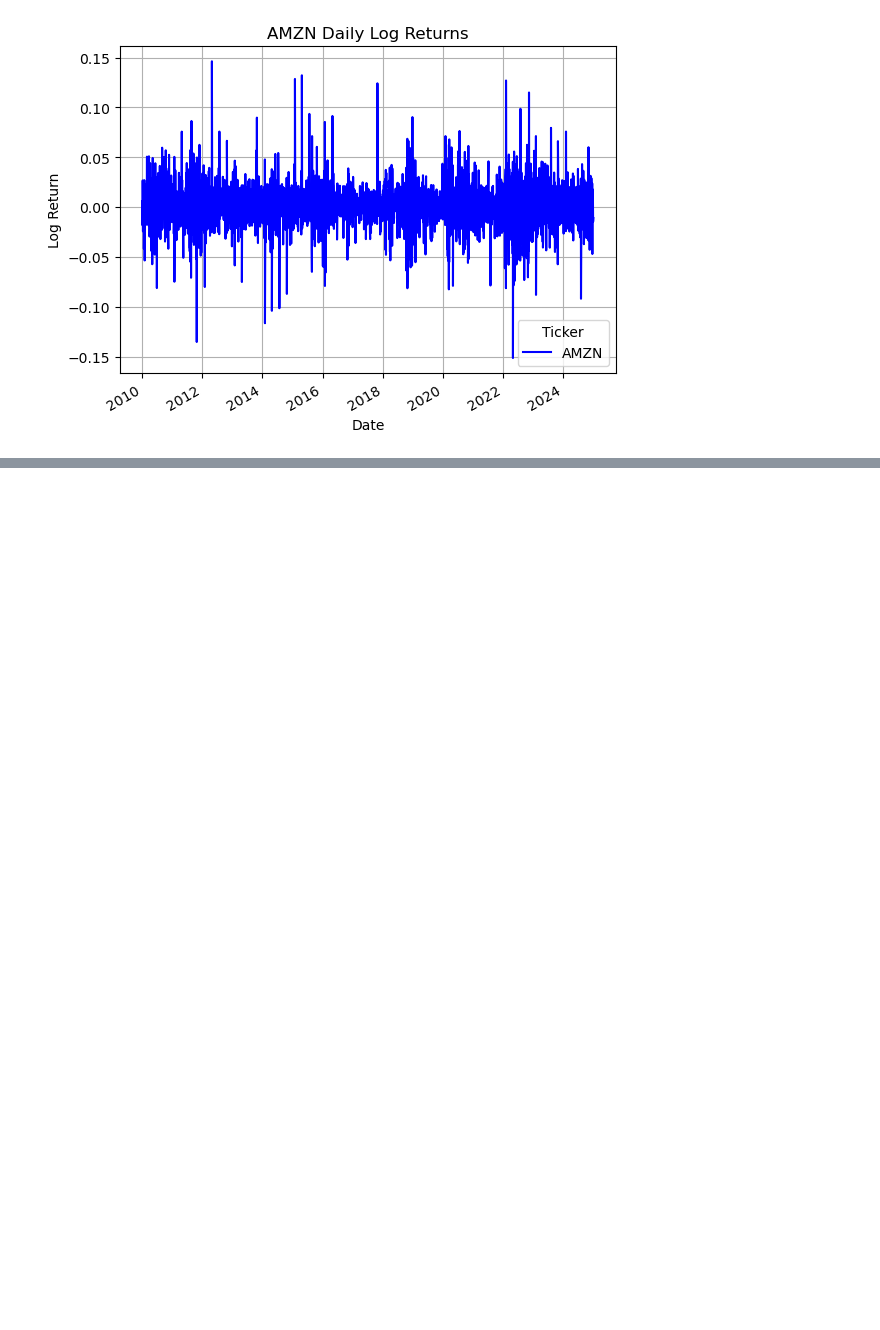
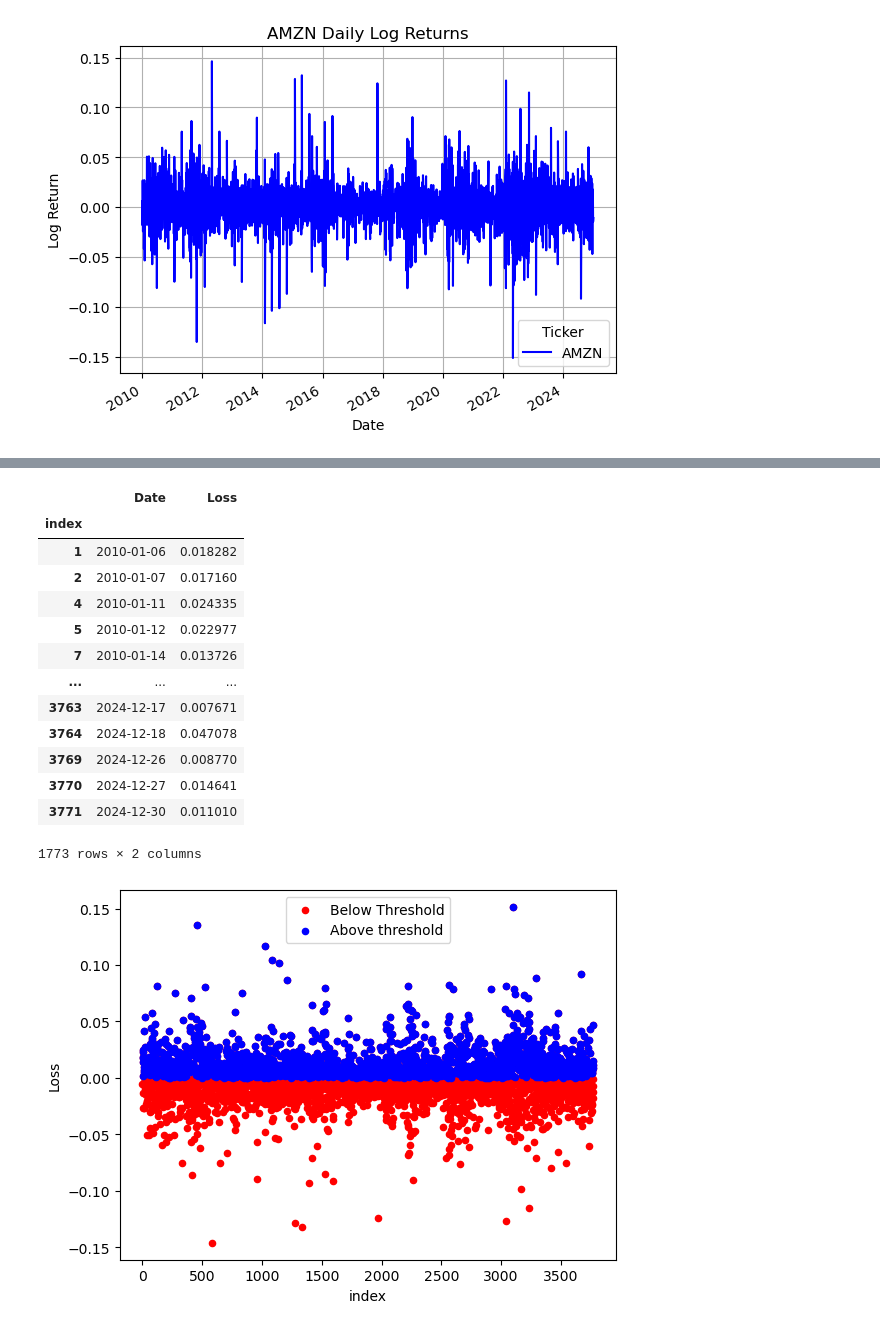
Before and after one commit to Scott-Yap/M2R_EVT, a Jupyter notebook: test.ipynb, the cells around one changed output, grey strips where cells are left out. Cells and saved outputs as stored; diff of their text form; code cells hidden in the pictures; blank space fills up the shorter version.

```diff
--- a/test.ipynb
+++ b/test.ipynb
@@ -131,0 +152,20 @@ UFuncTypeError: ufunc 'multiply' did not contain a loop with signature matching
+# %%
+#Getting large claims using POT method using threshold value as 30.
+pot=ely.getPOT(sample=extreme_df,threshold=0)
+pot
+# %% [output]
+|  | Date | Loss |
+| index |  |  |
+| 1 | 2010-01-06 | 0.018282 |
+| 2 | 2010-01-07 | 0.017160 |
+| 4 | 2010-01-11 | 0.024335 |
+| 5 | 2010-01-12 | 0.022977 |
+| 7 | 2010-01-14 | 0.013726 |
+| ... | ... | ... |
+| 3763 | 2024-12-17 | 0.007671 |
+| 3764 | 2024-12-18 | 0.047078 |
+| 3769 | 2024-12-26 | 0.008770 |
+| 3770 | 2024-12-27 | 0.014641 |
+| 3771 | 2024-12-30 | 0.011010 |
+1773 rows × 2 columns
+[figure, added]
```
Also changed, not shown: parts of 6 cells of this notebook.
